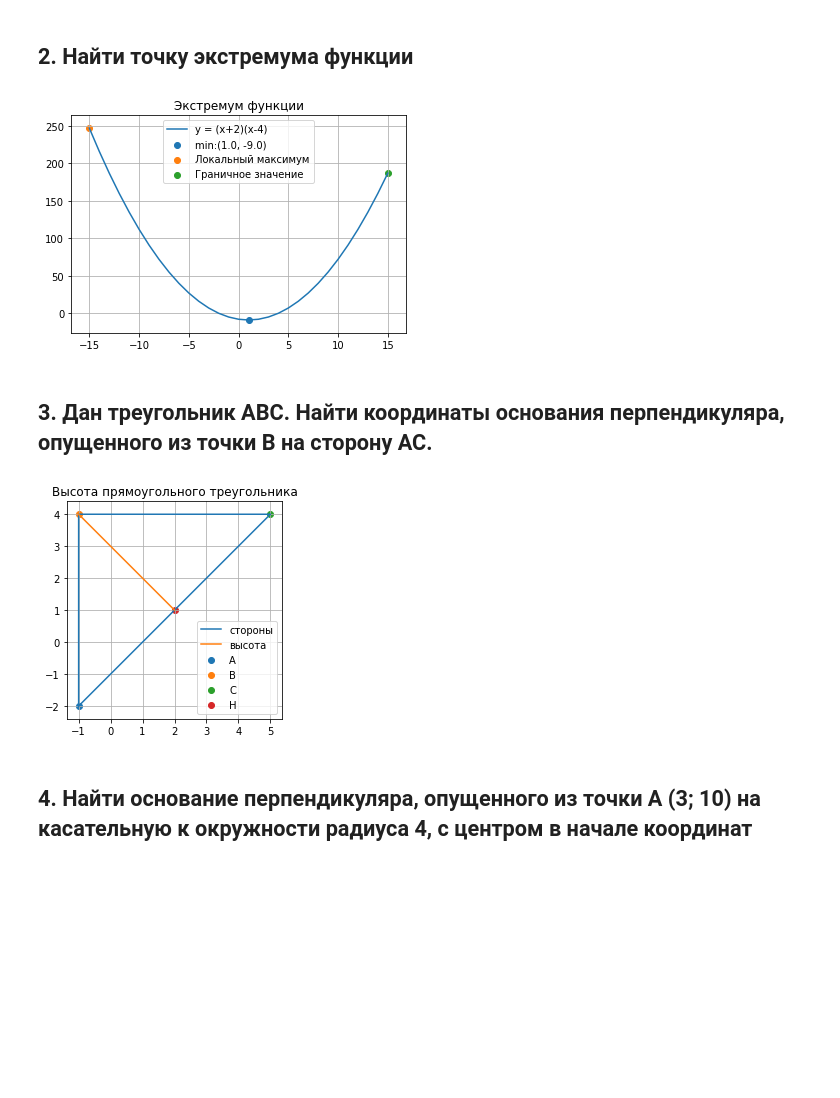
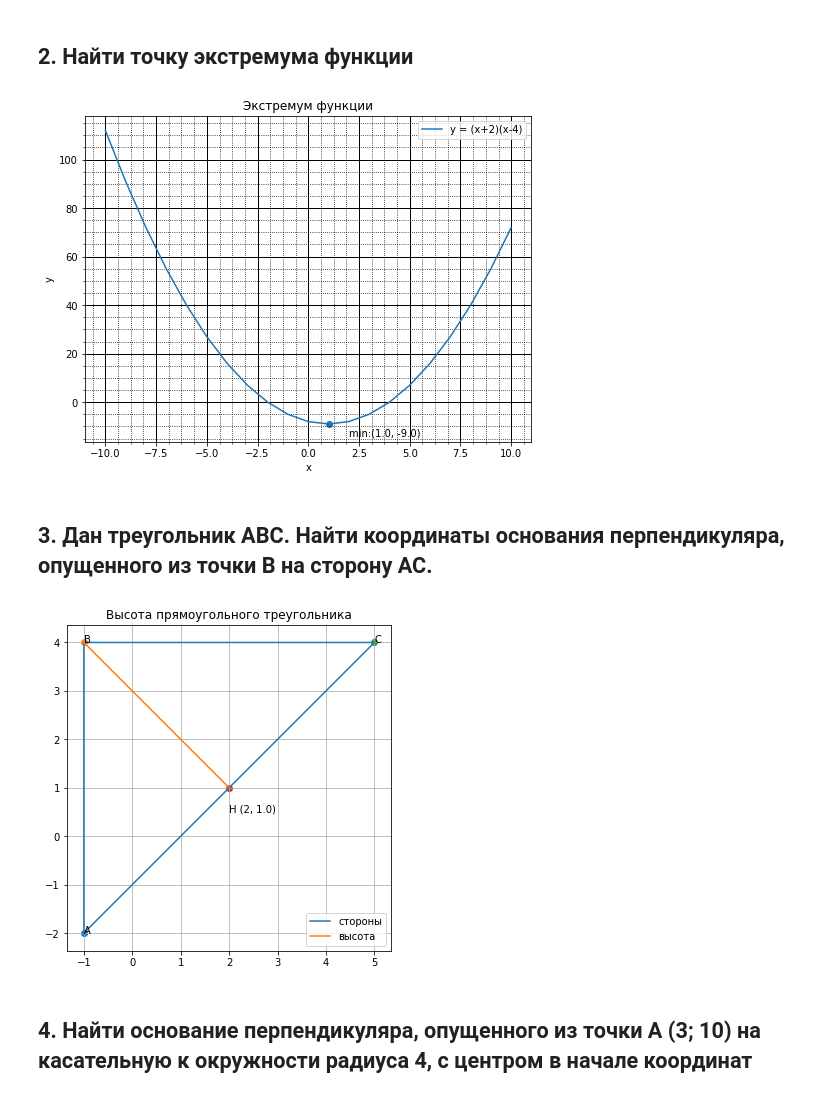
Before and after one commit to kandrewkov/TIPS, a Jupyter notebook: lab1.ipynb, the cells around one changed output. Saved outputs shown, nothing was run; the diff lists cells and outputs as text; code cells hidden in the pictures; blank space fills up the shorter version.

```diff
--- a/lab1.ipynb
+++ b/lab1.ipynb
@@ -46,29 +63,36 @@ plt.show()
 # %%
 from scipy.optimize import minimize
 import matplotlib.pyplot as plt
 
 def f3(x):
     return (x+2)*(x-4)
 
 
 x0 = round(minimize(f3, 0).x[0], 2)
 y0 = f3(x0)
-X = list(range(-15, 16))
+X = list(range(-10, 11))
 Y = [f3(x) for x in X]
 
+plt.figure(figsize=(8, 6))
 plt.plot(X, Y)
 plt.scatter(x0, f3(x0))
-plt.scatter(-15, f3(-15))
-plt.scatter(15, f3(15))
-plt.legend(['y = (x+2)(x-4)',
-            'min:'+str((x0, y0)),
-            'Локальный максимум',
-            'Граничное значение'])
 
+plt.text(x0+1, f3(x0)-5, 'min:'+str((x0, y0)))
+plt.legend(['y = (x+2)(x-4)'])
+plt.xlabel('x')
+plt.ylabel('y')
 plt.title('Экстремум функции')
 plt.grid()
+plt.minorticks_on()
+plt.grid(which='major',
+        color = 'k',
+        linewidth = 1)
+
+plt.grid(which='minor',
+        color = 'k',
+        linestyle = ':')
 # %% [output]
-[figure, old version]
+[figure, new version]
 # %% [markdown]
 ## 3. Дан треугольник ABC. Найти координаты основания перпендикуляра, опущенного из точки B на сторону AC.
 # %%
@@ -83,7 +107,7 @@ def BH(x):
     return By - (1 / k*(x - Bx))
 
 Ax, Ay = -1, -2
-Bx, By= -1, 4
+Bx, By = -1, 4
 Cx, Cy = 5, 4
 x3 = [Ax, Bx, Cx, Ax]
 y3 = [Ay, By, Cy, Ay]
@@ -103,23 +127,25 @@ BH_x = list(range(-1, Hx+1))
 BH_y = [BH(x) for x in BH_x]
 
 
-
+plt.figure(figsize=(8, 6))
 plt.title('Высота прямоугольного треугольника')
 plt.plot(x3, y3)
 plt.plot(BH_x, BH_y)
 plt.scatter(Ax, Ay)
+plt.text(Ax, Ay, 'A')
 plt.scatter(Bx, By)
+plt.text(Bx, By, "B")
 plt.scatter(Cx, Cy)
+plt.text(Cx, Cy, 'C')
 plt.scatter(Hx, BH(Hx))
-
+# plt.text(Hx, BH(Hx), 'H')
+plt.text(2, 0.5, 'H '+str((Hx, BH(Hx))))
 plt.legend(['стороны',
-            'высота',
-           'A', 'B', 'C','H'
-           ])
+            'высота'])
 plt.grid()
 plt.gca().set_aspect("equal")
 # %% [output]
-[figure, old version]
+[figure, new version]
 # %% [markdown]
 ## 4. Найти основание перпендикуляра, опущенного из точки A (3; 10) на касательную к окружности радиуса 4, с центром в начале координат
 # %%
```
Also changed, not shown: parts of 4 cells of this notebook.
